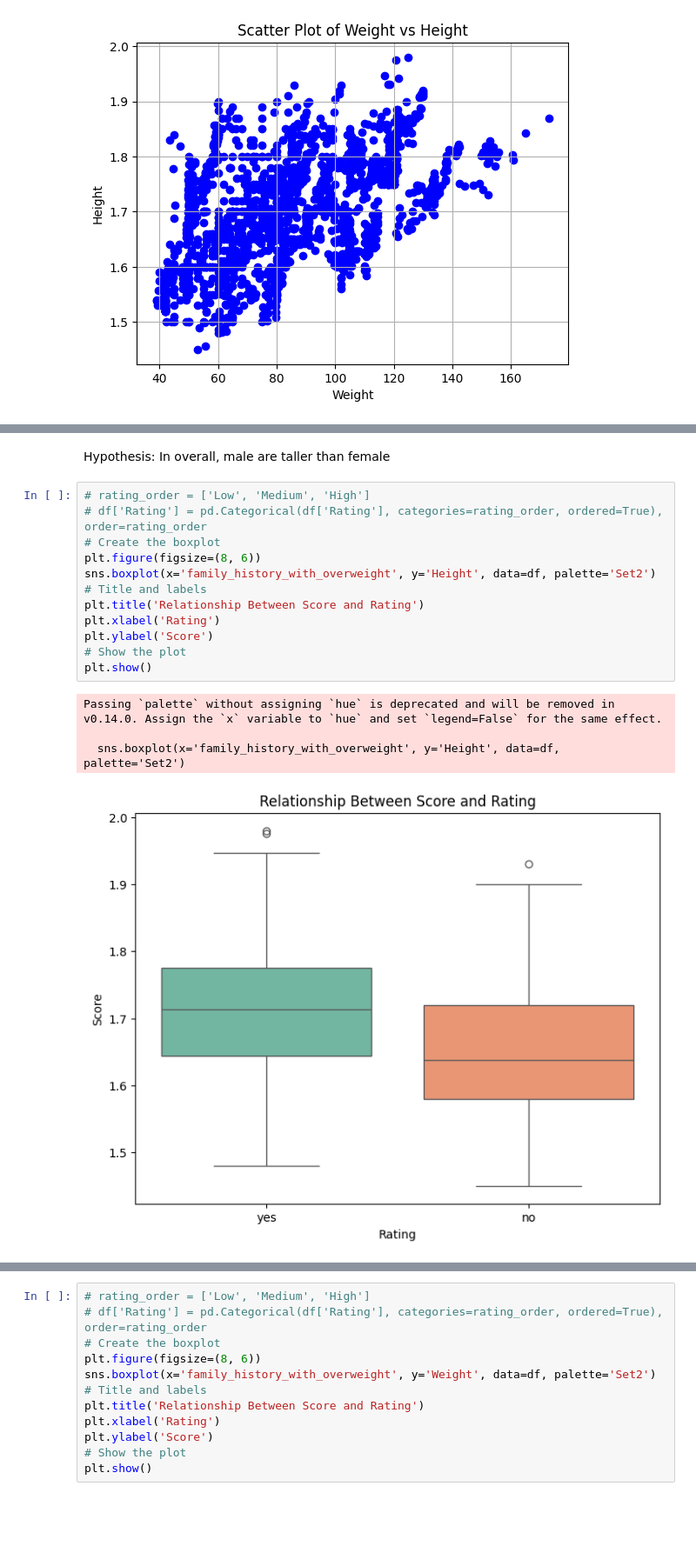
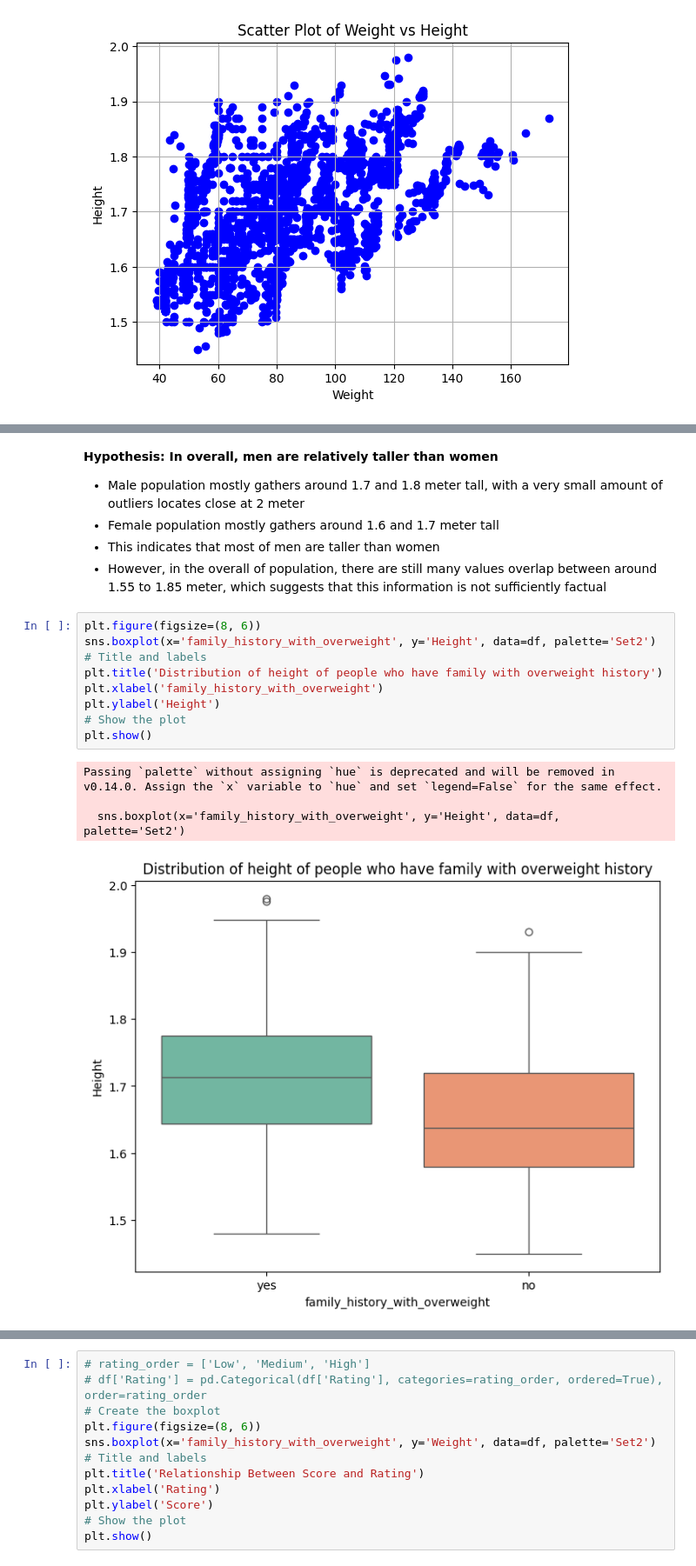
Before and after one commit to dang-nguyendd/ds_data_modelling, a Jupyter notebook: s3759957.ipynb, the cells around one changed output, grey strips where cells are left out. Shown at 87% size. Cells and saved outputs as stored; diff of their text form; blank space fills up the shorter version.

```diff
--- a/s3759957.ipynb
+++ b/s3759957.ipynb
@@ -425,19 +457,20 @@ Passing `palette` without assigning `hue` is deprecated and will be removed in v
-# %% [markdown]
-Hypothesis: In overall, male are taller than female
+# %% [markdown]
+**Hypothesis: In overall, men are relatively taller than women**
+- Male population mostly gathers around 1.7 and 1.8 meter tall, with a very small amount of outliers locates close at 2 meter
+- Female population mostly gathers around 1.6 and 1.7 meter tall
+- This indicates that most of men are taller than women
+- However, in the overall of population, there are still many values overlap between around 1.55 to 1.85 meter, which suggests that this information is not sufficiently factual
 # %%
-# rating_order = ['Low', 'Medium', 'High']
-# df['Rating'] = pd.Categorical(df['Rating'], categories=rating_order, ordered=True), order=rating_order
-# Create the boxplot
 plt.figure(figsize=(8, 6))
 sns.boxplot(x='family_history_with_overweight', y='Height', data=df, palette='Set2')
 # Title and labels
-plt.title('Relationship Between Score and Rating')
-plt.xlabel('Rating')
-plt.ylabel('Score')
+plt.title('Distribution of height of people who have family with overweight history')
+plt.xlabel('family_history_with_overweight')
+plt.ylabel('Height')
 # Show the plot
 plt.show()
 # %% [output]
 Passing `palette` without assigning `hue` is deprecated and will be removed in v0.14.0. Assign the `x` variable to `hue` and set `legend=False` for the same effect.
 
   sns.boxplot(x='family_history_with_overweight', y='Height', data=df, palette='Set2')
-[figure, old version]
+[figure, new version]
```
Also changed, not shown: parts of 13 cells of this notebook.
